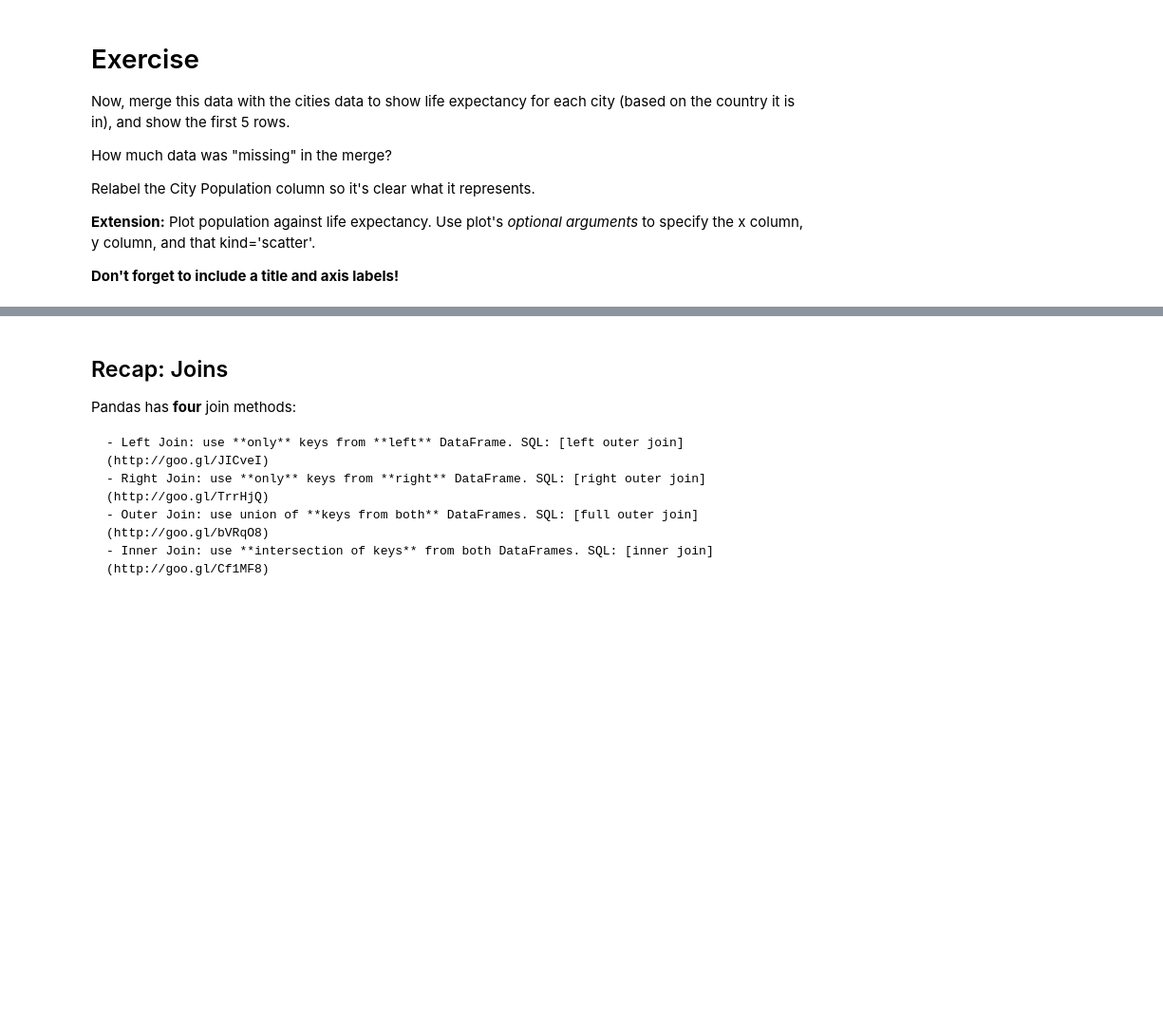
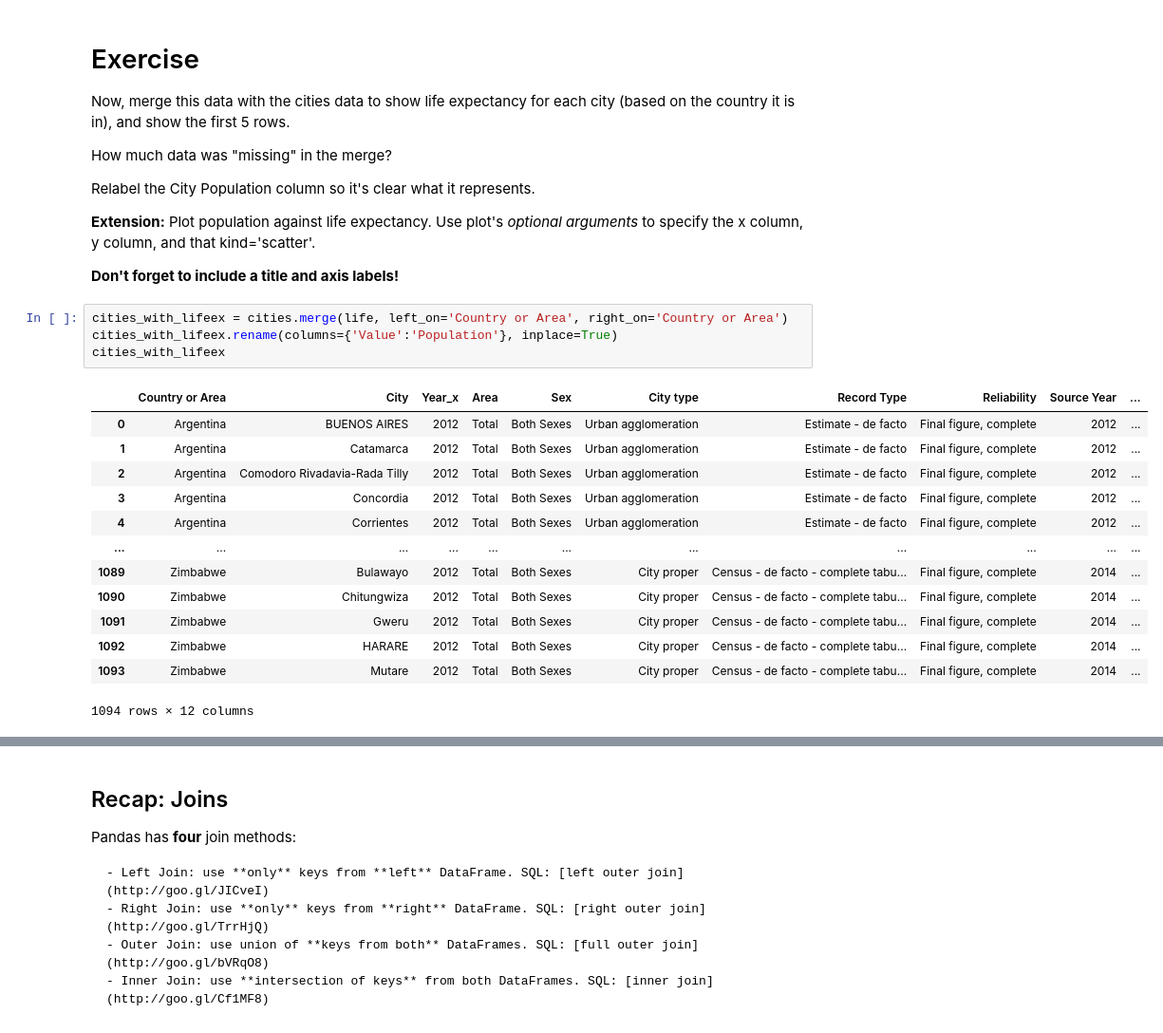
Before and after one commit to jaoshang/QM2, a Jupyter notebook: notebooks/W06. Merging and Joining.ipynb, the cells around one changed output, grey strips where cells are left out. Shown at 95% size. Saved outputs shown, nothing was run; the diff lists cells and outputs as text; blank space fills up the shorter version.

```diff
--- a/notebooks/W06. Merging and Joining.ipynb
+++ b/notebooks/W06. Merging and Joining.ipynb
@@ -542,3 +542,21 @@ Relabel the City Population column so it's clear what it represents.
 **Extension:** Plot population against life expectancy. Use plot's *optional arguments* to specify the x column, y column, and that kind='scatter'.
 
 **Don't forget to include a title and axis labels!**
+# %%
+cities_with_lifeex = cities.merge(life, left_on='Country or Area', right_on='Country or Area')
+cities_with_lifeex.rename(columns={'Value':'Population'}, inplace=True)
+cities_with_lifeex
+# %% [output]
+|  | Country or Area | City | Year_x | Area | Sex | City type | Record Type | Reliability | Source Year | ... |
+| 0 | Argentina | BUENOS AIRES | 2012 | Total | Both Sexes | Urban agglomeration | Estimate - de facto | Final figure, complete | 2012 | ... |
+| 1 | Argentina | Catamarca | 2012 | Total | Both Sexes | Urban agglomeration | Estimate - de facto | Final figure, complete | 2012 | ... |
+| 2 | Argentina | Comodoro Rivadavia-Rada Tilly | 2012 | Total | Both Sexes | Urban agglomeration | Estimate - de facto | Final figure, complete | 2012 | ... |
+| 3 | Argentina | Concordia | 2012 | Total | Both Sexes | Urban agglomeration | Estimate - de facto | Final figure, complete | 2012 | ... |
+| 4 | Argentina | Corrientes | 2012 | Total | Both Sexes | Urban agglomeration | Estimate - de facto | Final figure, complete | 2012 | ... |
+| ... | ... | ... | ... | ... | ... | ... | ... | ... | ... | ... |
+| 1089 | Zimbabwe | Bulawayo | 2012 | Total | Both Sexes | City proper | Census - de facto - complete tabu... | Final figure, complete | 2014 | ... |
+| 1090 | Zimbabwe | Chitungwiza | 2012 | Total | Both Sexes | City proper | Census - de facto - complete tabu... | Final figure, complete | 2014 | ... |
+| 1091 | Zimbabwe | Gweru | 2012 | Total | Both Sexes | City proper | Census - de facto - complete tabu... | Final figure, complete | 2014 | ... |
+| 1092 | Zimbabwe | HARARE | 2012 | Total | Both Sexes | City proper | Census - de facto - complete tabu... | Final figure, complete | 2014 | ... |
+| 1093 | Zimbabwe | Mutare | 2012 | Total | Both Sexes | City proper | Census - de facto - complete tabu... | Final figure, complete | 2014 | ... |
+1094 rows × 12 columns
```
Also changed, not shown: parts of 1 cell of this notebook.
